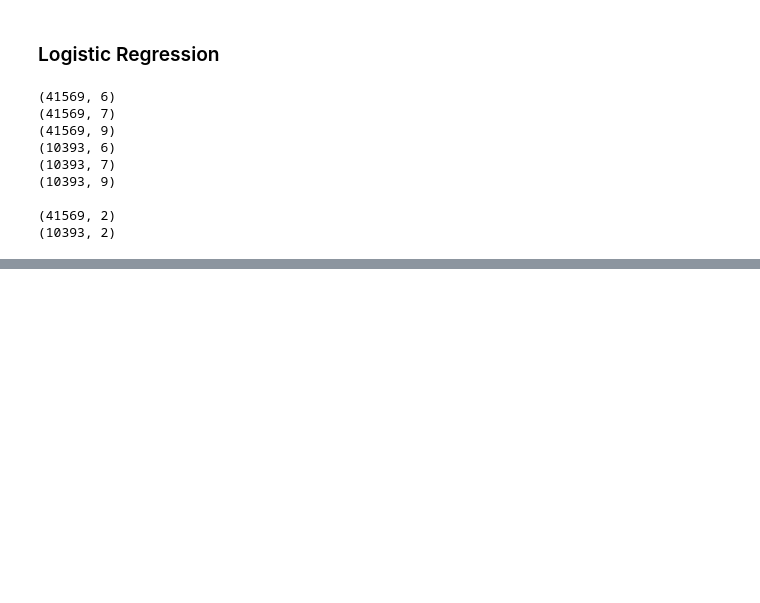
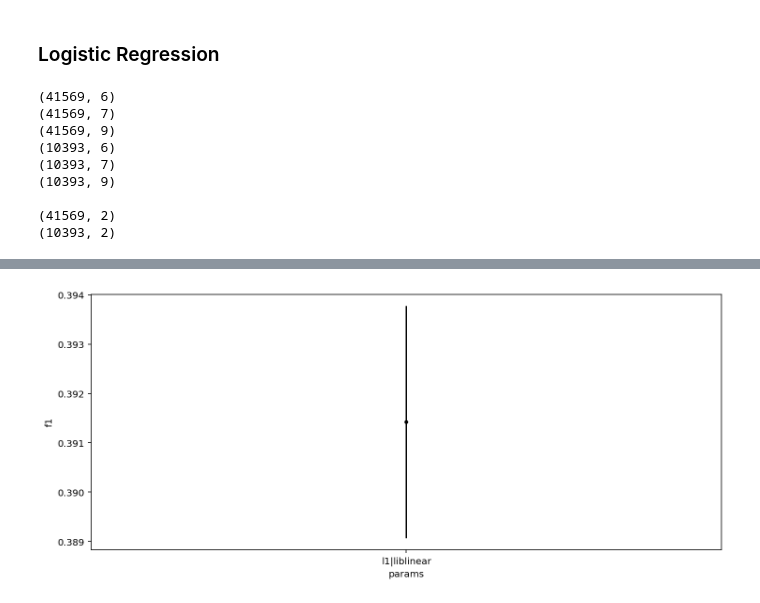
Before and after one commit to COGS118A/Group010-Sp22, a Jupyter notebook: PCA_Results/LogRegression.ipynb, the cells around one changed output, grey strips where cells are left out. Drawn from its saved outputs; the diff is of its cells as text; code cells hidden in the pictures; blank space fills up the shorter version.

```diff
--- a/PCA_Results/LogRegression.ipynb
+++ b/PCA_Results/LogRegression.ipynb
@@ -246,0 +252,5 @@ TypeError: '<' not supported between instances of 'str' and 'int'
+# %%
+gscv.fit(X_train_095, y_train_PCA['genres'])
+plot_results(gscv)
+# %% [output]
+[figure, added]
```
Also changed, not shown: parts of 4 cells of this notebook.
